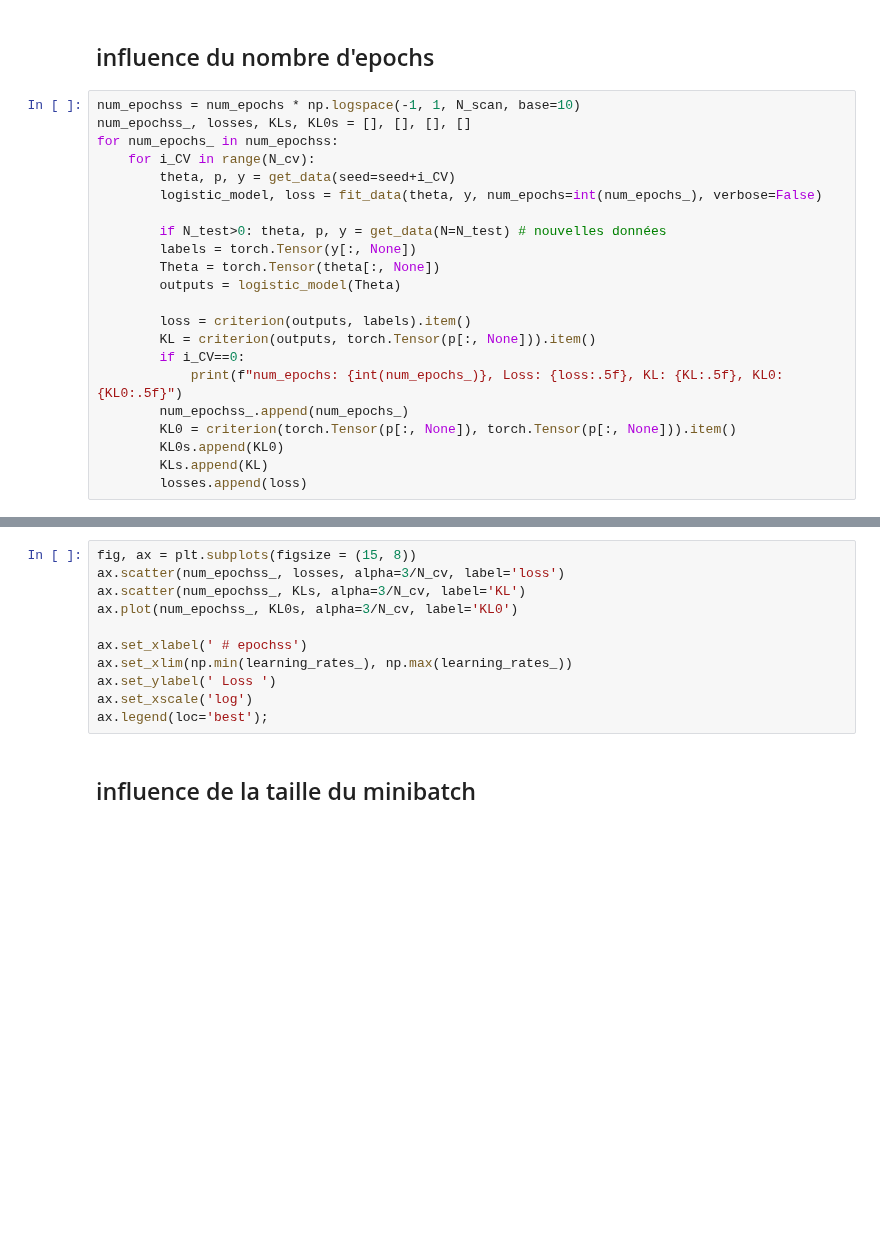
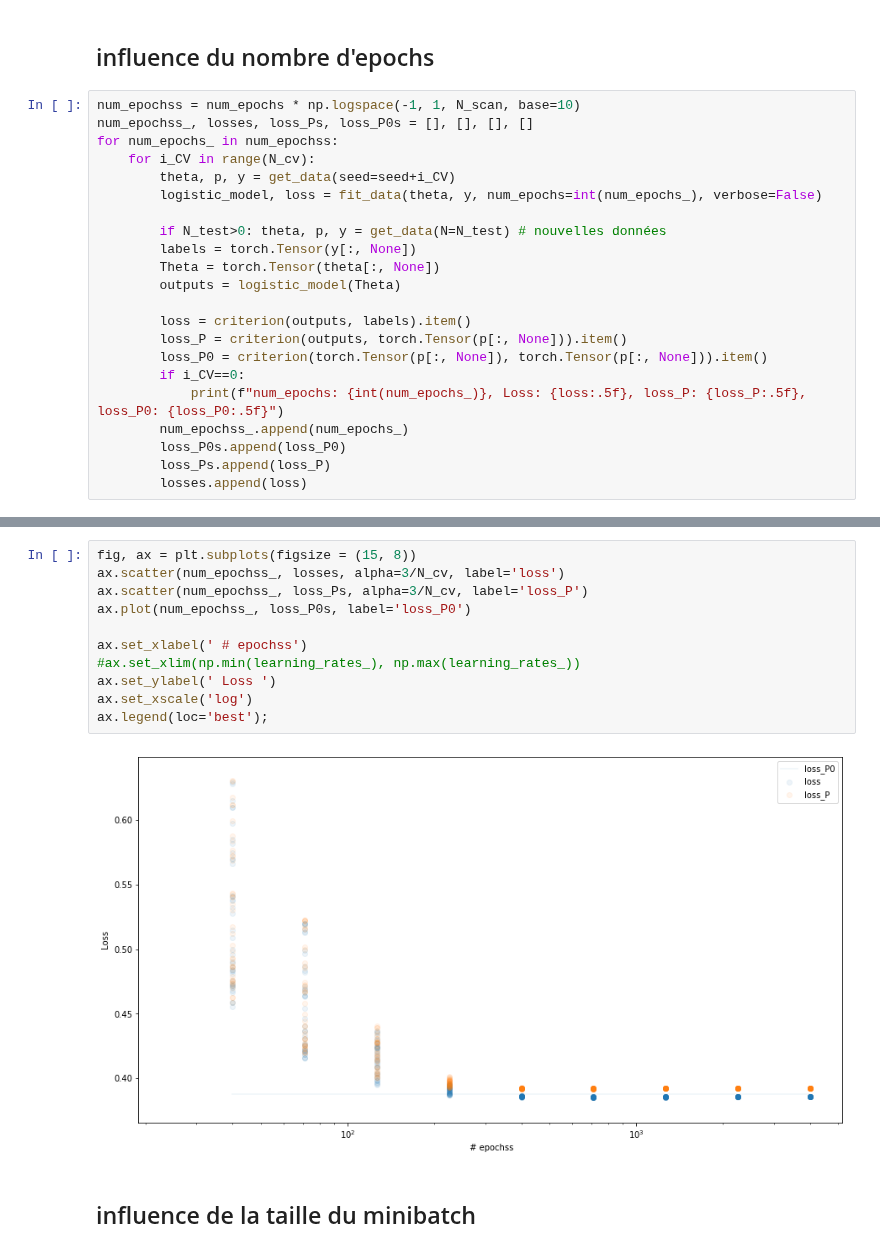
Before and after one commit to jennafradin/MSc-Internship, a Jupyter notebook: Notebooks/W05/39_theory-torch-fit-optimize.ipynb, the cells around one changed output, grey strips where cells are left out. Drawn from its saved outputs; the diff is of its cells as text; blank space fills up the shorter version.

```diff
--- a/Notebooks/W05/39_theory-torch-fit-optimize.ipynb
+++ b/Notebooks/W05/39_theory-torch-fit-optimize.ipynb
@@ -224,7 +241,7 @@ ax.legend(loc='best');
 ## influence du nombre d'epochs
 # %%
 num_epochss = num_epochs * np.logspace(-1, 1, N_scan, base=10)
-num_epochss_, losses, KLs, KL0s = [], [], [], []
+num_epochss_, losses, loss_Ps, loss_P0s = [], [], [], []
 for num_epochs_ in num_epochss:
     for i_CV in range(N_cv):
         theta, p, y = get_data(seed=seed+i_CV)
@@ -236,11 +253,11 @@ for num_epochs_ in num_epochss:
         outputs = logistic_model(Theta)
 
         loss = criterion(outputs, labels).item()
-        KL = criterion(outputs, torch.Tensor(p[:, None])).item()
+        loss_P = criterion(outputs, torch.Tensor(p[:, None])).item()
+        loss_P0 = criterion(torch.Tensor(p[:, None]), torch.Tensor(p[:, None])).item()
         if i_CV==0:
-            print(f"num_epochs: {int(num_epochs_)}, Loss: {loss:.5f}, KL: {KL:.5f}, KL0: {KL0:.5f}")
+            print(f"num_epochs: {int(num_epochs_)}, Loss: {loss:.5f}, loss_P: {loss_P:.5f}, loss_P0: {loss_P0:.5f}")
         num_epochss_.append(num_epochs_)
-        KL0 = criterion(torch.Tensor(p[:, None]), torch.Tensor(p[:, None])).item()
-        KL0s.append(KL0)
-        KLs.append(KL)
+        loss_P0s.append(loss_P0)
+        loss_Ps.append(loss_P)
         losses.append(loss)
@@ -247,14 +274,16 @@ for num_epochs_ in num_epochss:
 # %%
 fig, ax = plt.subplots(figsize = (15, 8))
 ax.scatter(num_epochss_, losses, alpha=3/N_cv, label='loss')
-ax.scatter(num_epochss_, KLs, alpha=3/N_cv, label='KL')
-ax.plot(num_epochss_, KL0s, alpha=3/N_cv, label='KL0')
+ax.scatter(num_epochss_, loss_Ps, alpha=3/N_cv, label='loss_P')
+ax.plot(num_epochss_, loss_P0s, label='loss_P0')
 
 ax.set_xlabel(' # epochss')
-ax.set_xlim(np.min(learning_rates_), np.max(learning_rates_))
+#ax.set_xlim(np.min(learning_rates_), np.max(learning_rates_))
 ax.set_ylabel(' Loss ')
 ax.set_xscale('log')
 ax.legend(loc='best');
+# %% [output]
+[figure, added]
 # %% [markdown]
 ## influence de la taille du minibatch
 # %%
```
Also changed, not shown: parts of 13 cells of this notebook.
